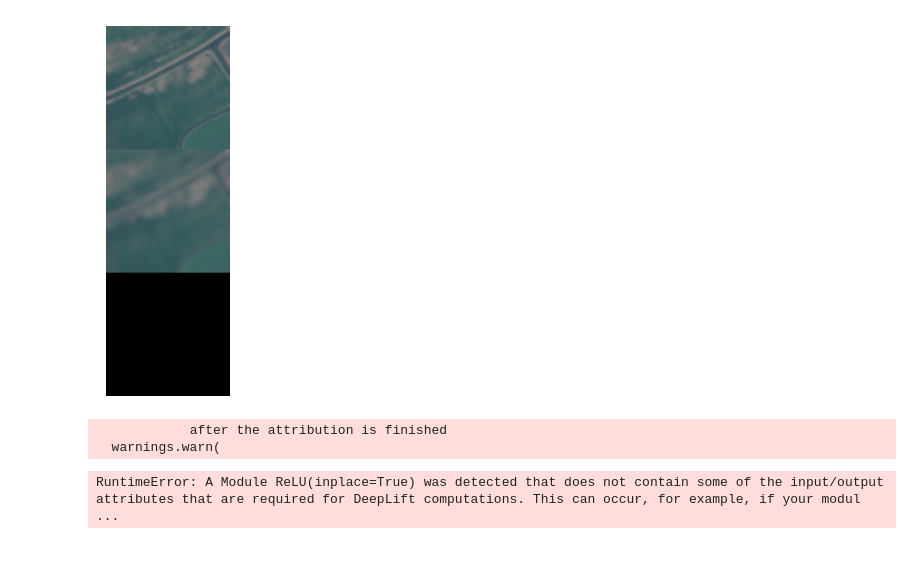
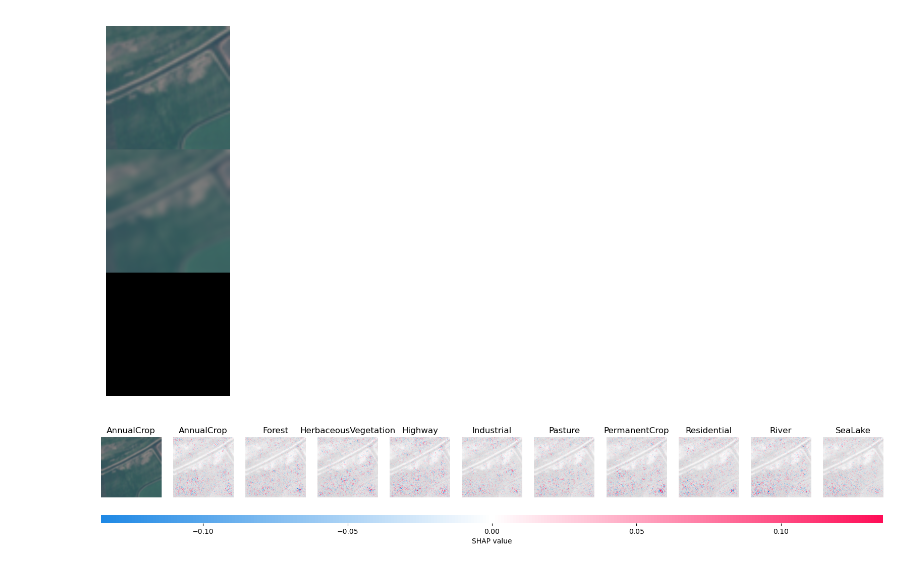
Before and after one commit to tameTNT/evaluating-xai-remote-sensing, a Jupyter notebook: explain_predictions/deep_shap.ipynb, the cells around one changed output. Cells and saved outputs as stored; diff of their text form; code cells hidden in the pictures.

Commit message:
Start trying to explain using Captum DeepLiftSHAP

```diff
--- a/explain_predictions/deep_shap.ipynb
+++ b/explain_predictions/deep_shap.ipynb
@@ -112,14 +117,30 @@ deep_shap_explainer = DeepLiftShap(resnet50, multiply_by_inputs=True)  # global
 # %%
 img_to_explain = eurosat_val_ds[1]["image"].to(device)
+true_class = eurosat_val_ds[1]["label"]
 blurred_img = transforms.functional.gaussian_blur_image(img_to_explain, kernel_size=15, sigma=10)
 black_img = torch.zeros_like(img_to_explain) - 1
 show_image(torch.column_stack([img_to_explain, blurred_img, black_img]))
+# Black background as in https://dl.acm.org/doi/abs/10.1145/3331184.3331312
+# Blurred as in https://www.sciencedirect.com/science/article/pii/S0303243421002270
 # %% [output]
 [figure]
 # %%
-shap_vals = deep_shap_explainer.attribute(img_to_explain.unsqueeze(0), blurred_img.unsqueeze(0).repeat(5, 1, 1, 1),
-                                          target=torch.tensor(0).to(device))
+shap_vals = torch.zeros(0).to(device)
+for i in tqdm(range(len(eurosat_val_ds.classes))):
+    shap_values_for_ith_label = deep_shap_explainer.attribute(
+        img_to_explain.unsqueeze(0), black_img.unsqueeze(0).repeat(5, 1, 1, 1),
+        target=torch.tensor(i).to(device)
+    ).detach()
+    shap_vals = torch.cat(
+        (shap_vals, shap_values_for_ith_label),
+        dim=0
+    ) if shap_vals.size else shap_values_for_ith_label
-# %% [output]
-            after the attribution is finished
-  warnings.warn(
-RuntimeError: A Module ReLU(inplace=True) was detected that does not contain some of the input/output attributes that are required for DeepLift computations. This can occur, for example, if your modul ...
+# %%
+shap.image_plot(
+    list(einops.rearrange(shap_vals.unsqueeze(0), "b t c h w -> t b h w c").cpu().numpy()),
+    einops.rearrange((img_to_explain.unsqueeze(0) + 1) / 2, "b c h w -> b h w c").cpu().numpy(),
+    labels=np.tile(eurosat_val_ds.classes, (img_to_explain.shape[0], 1)),
+    true_labels=[eurosat_val_ds.classes[int(i)] for i in [true_class]]
+)
+# %% [output]
+[figure, added]
```
Also changed, not shown: parts of 2 cells of this notebook, 1 other file.
